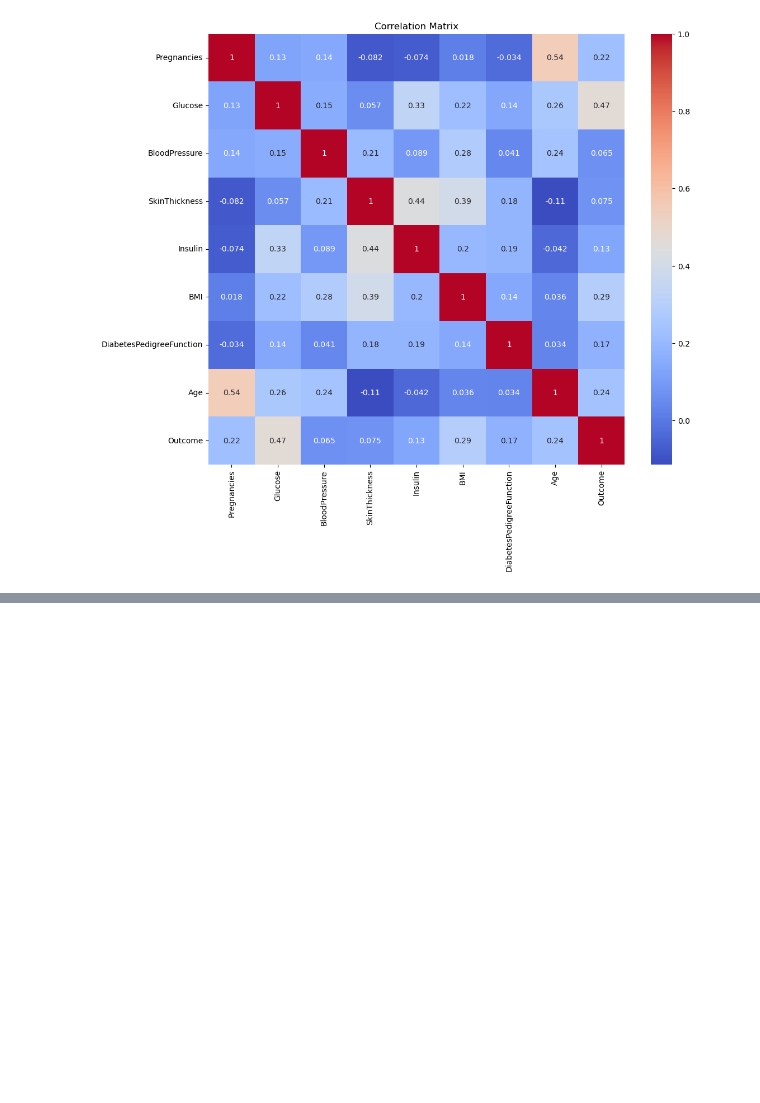
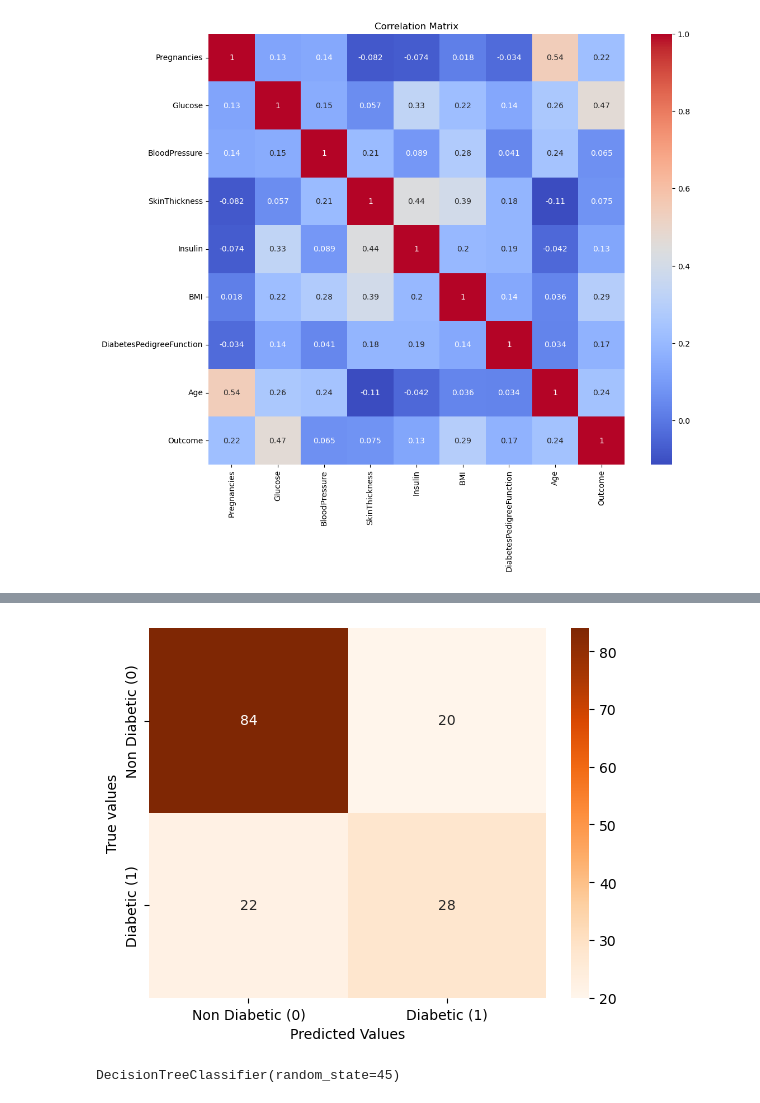
Before and after one commit to Aiviloxii/Playground2, a Jupyter notebook: Case Study 2.ipynb, the cells around one changed output, grey strips where cells are left out. Saved outputs shown, nothing was run; the diff lists cells and outputs as text; code cells hidden in the pictures; blank space fills up the shorter version.

Commit message:
Updated the file by training models on the data
So far the models I used are quite average.
With SVM model being the best so far

```diff
--- a/Case Study 2.ipynb
+++ b/Case Study 2.ipynb
@@ -236,0 +307,4 @@ plt.show()
+# %%
+rf = RandomForestClassifier(random_state=45)
+
+rf.fit(X_train, y_train)
@@ -236,0 +313,4 @@ plt.show()
+# %%
+rf_pred = rf.predict(X_test)
+
+rf_pred
@@ -236,0 +341,18 @@ plt.show()
+# %%
+com = confusion_matrix(y_test, rf_pred)
+# %%
+label = ["Non Diabetic (0)", "Diabetic (1)"]
+# %%
+sns.heatmap(com, annot=True, cmap="Oranges", xticklabels=label, yticklabels=label)
+plt.xlabel("Predicted Values")
+plt.ylabel("True values")
+
+plt.show()
+# %% [output]
+[figure, added]
+# %%
+dt = DecisionTreeClassifier(random_state=45)
+
+dt.fit(X_train, y_train)
+# %% [output]
+DecisionTreeClassifier(random_state=45)
```
Also changed, not shown: parts of 35 cells of this notebook.
